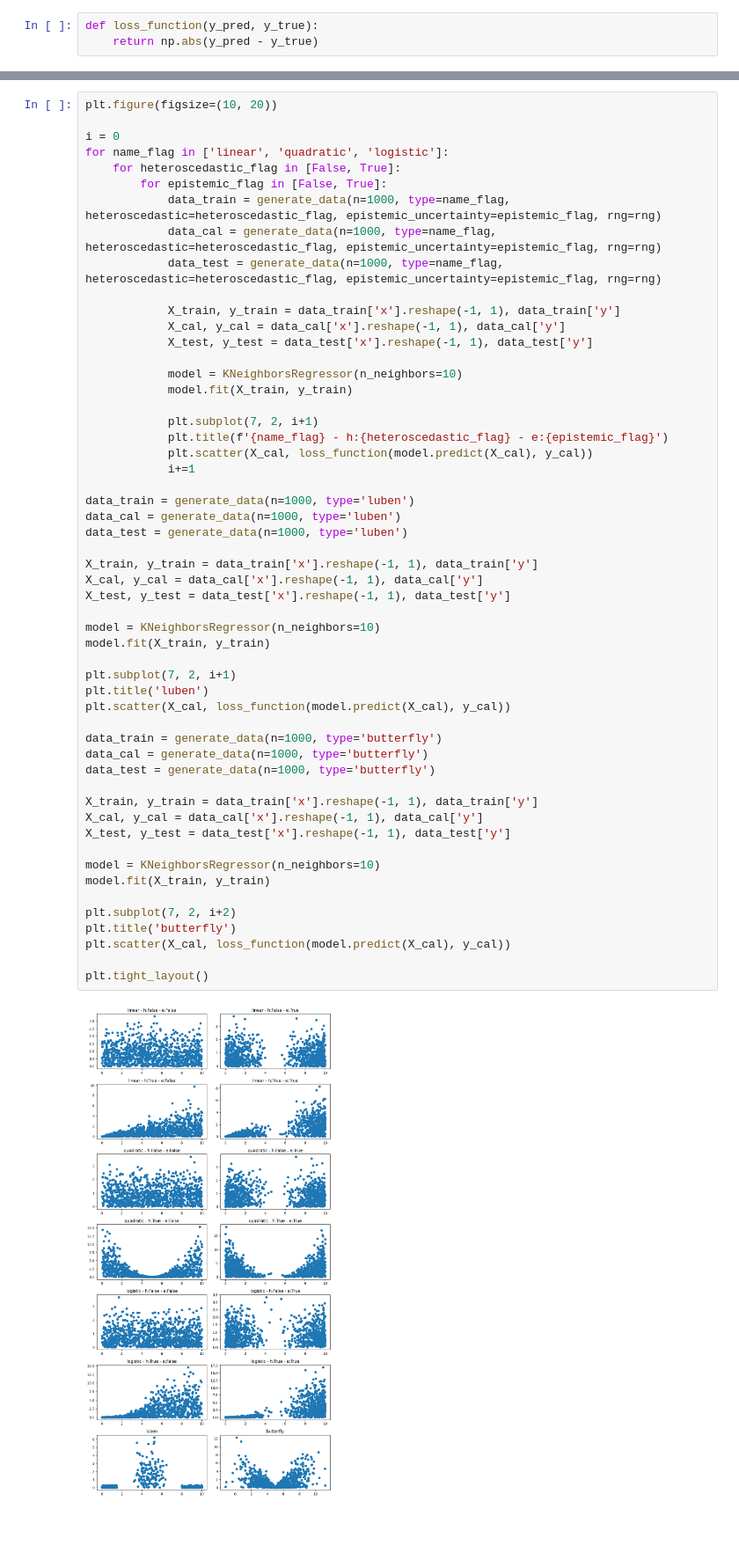
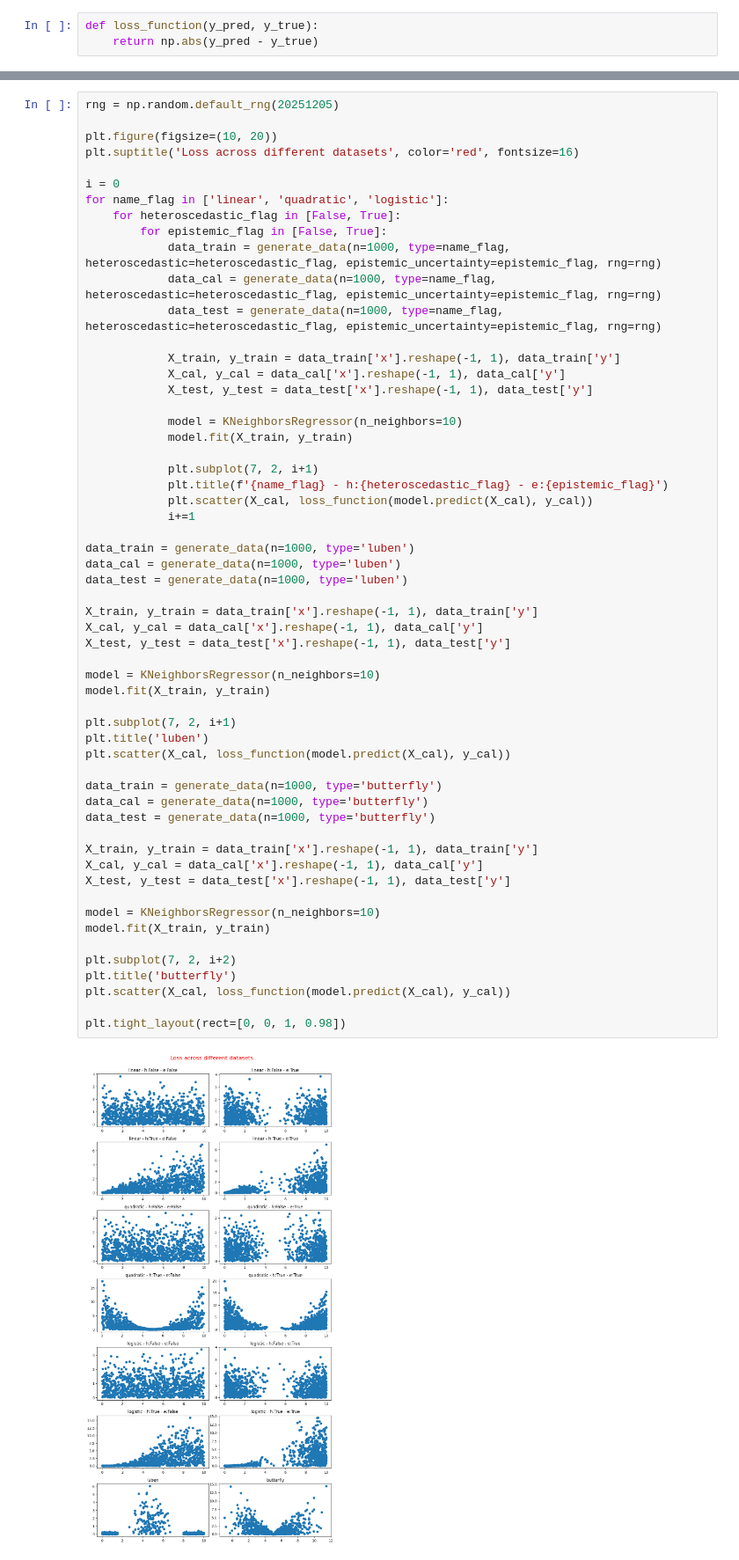
Before and after one commit to mvbdf/LCFM, a Jupyter notebook: 0 - exploratory.ipynb, the cells around one changed output, grey strips where cells are left out. Shown at 88% size. Drawn from its saved outputs; the diff is of its cells as text; blank space fills up the shorter version.

```diff
--- a/0 - exploratory.ipynb
+++ b/0 - exploratory.ipynb
@@ -160,7 +159,10 @@ plt.show()
 # %% [output]
 [figure]
 # %%
+rng = np.random.default_rng(20251205)
+
 plt.figure(figsize=(10, 20))
+plt.suptitle('Loss across different datasets', color='red', fontsize=16)
 
 i = 0
 for name_flag in ['linear', 'quadratic', 'logistic']:
@@ -186,32 +188,32 @@ data_train = generate_data(n=1000, type='luben')
 data_cal = generate_data(n=1000, type='luben')
 data_test = generate_data(n=1000, type='luben')
 
 X_train, y_train = data_train['x'].reshape(-1, 1), data_train['y']
 X_cal, y_cal = data_cal['x'].reshape(-1, 1), data_cal['y']
 X_test, y_test = data_test['x'].reshape(-1, 1), data_test['y']
 
 model = KNeighborsRegressor(n_neighbors=10)
 model.fit(X_train, y_train)
 
 plt.subplot(7, 2, i+1)
 plt.title('luben')
 plt.scatter(X_cal, loss_function(model.predict(X_cal), y_cal))
 
 data_train = generate_data(n=1000, type='butterfly')
 data_cal = generate_data(n=1000, type='butterfly')
 data_test = generate_data(n=1000, type='butterfly')
 
 X_train, y_train = data_train['x'].reshape(-1, 1), data_train['y']
 X_cal, y_cal = data_cal['x'].reshape(-1, 1), data_cal['y']
 X_test, y_test = data_test['x'].reshape(-1, 1), data_test['y']
 
 model = KNeighborsRegressor(n_neighbors=10)
 model.fit(X_train, y_train)
 
 plt.subplot(7, 2, i+2)
 plt.title('butterfly')
 plt.scatter(X_cal, loss_function(model.predict(X_cal), y_cal))
 
-plt.tight_layout()
+plt.tight_layout(rect=[0, 0, 1, 0.98])
 # %% [output]
-[figure, old version]
+[figure, new version]
```
Also changed, not shown: parts of 11 cells of this notebook.
